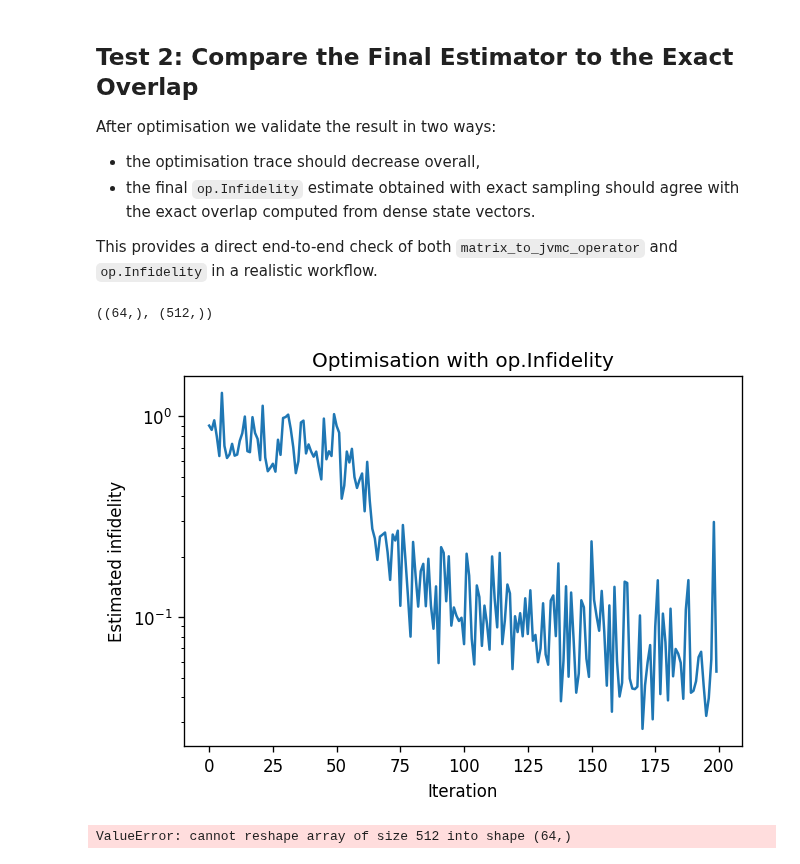
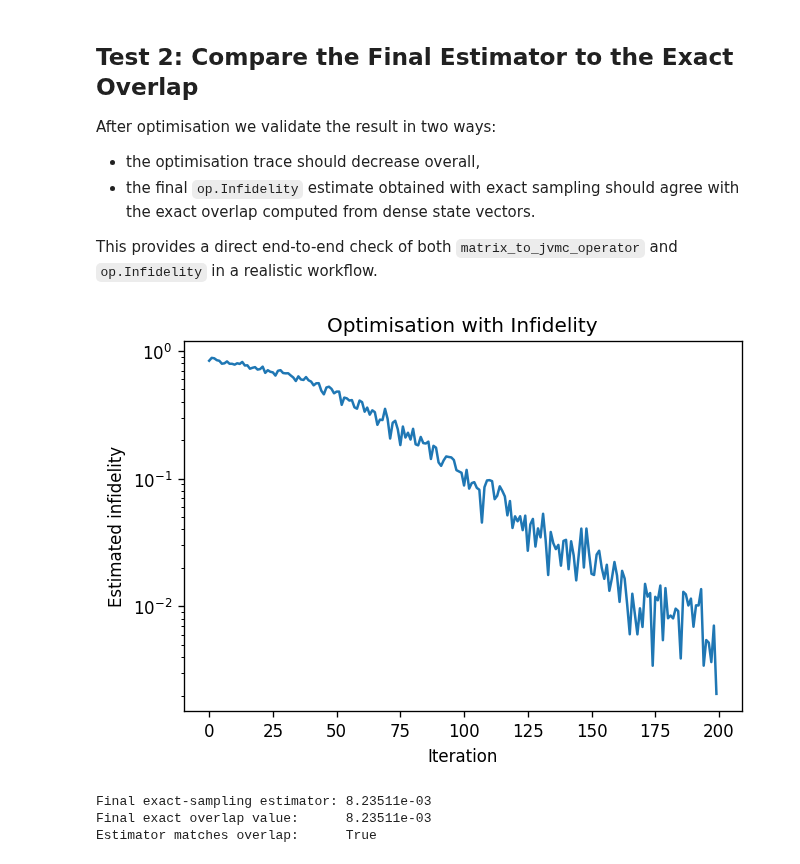
Before and after one commit to msolinas28/Custom_jVMC, a Jupyter notebook: examples/infidelity_optimization.ipynb, the cells around one changed output. Cells and saved outputs as stored; diff of their text form; code cells hidden in the pictures.

```diff
--- a/examples/infidelity_optimization.ipynb
+++ b/examples/infidelity_optimization.ipynb
@@ -203,37 +191,37 @@ After optimisation we validate the result in two ways:
 - the final `op.Infidelity` estimate obtained with exact sampling should agree with the exact overlap computed from dense state vectors.
 
 This provides a direct end-to-end check of both `matrix_to_jvmc_operator` and `op.Infidelity` in a realistic workflow.
-# %%
-reference_state.shape, psi_state.shape
-# %% [output]
-((64,), (512,))
-# %%
-fig, ax = plt.subplots(figsize=(6, 4), dpi=120)
-ax.plot(np.arange(num_iterations), np.abs(infidelity_history))
-ax.set_yscale("log")
-ax.set_xlabel("Iteration")
-ax.set_ylabel("Estimated infidelity")
-ax.set_title("Optimisation with op.Infidelity")
-plt.show()
-
-exact_sampler = jVMC_exp.sampler.ExactSampler(psi)
-
-exact_validation = jVMC_exp.objective_function.Infidelity(
-    chi_sampler, unitary_jvmc, conjugate_unitary_jvmc
-)
-
-infidelity = exact_validation(psi_sampler)
-
-estimated_final_infidelity = infidelity.mean.real.item()
-
-psi_state = np.exp(np.asarray(psi_sampler.logPsi).reshape(-1))
-psi_state = psi_state / np.linalg.norm(psi_state)
-reference_state = transformed_state / np.linalg.norm(transformed_state)
-exact_overlap_infidelity = float(np.real(1.0 - np.abs(np.vdot(reference_state, psi_state)) ** 2))
-
-print(f"Final exact-sampling estimator: {estimated_final_infidelity:.12e}")
-print(f"Final exact overlap value:      {exact_overlap_infidelity:.12e}")
-print(f"Estimator matches overlap:      {np.allclose(estimated_final_infidelity, exact_overlap_infidelity)}")
-# %% [output]
-[figure, removed]
-ValueError: cannot reshape array of size 512 into shape (64,)
+# %%
+infidelity_history = np.array(out['energy']['mean'])
+fig, ax = plt.subplots(figsize=(6, 4), dpi=120)
+ax.plot(np.arange(num_iterations), np.abs(infidelity_history))
+ax.set_yscale("log")
+ax.set_xlabel("Iteration")
+ax.set_ylabel("Estimated infidelity")
+ax.set_title("Optimisation with Infidelity")
+plt.show()
+
+psi_exact_sampler = jVMC_exp.sampler.ExactSampler(psi)
+chi_exact_sampler = jVMC_exp.sampler.ExactSampler(chi)
+
+exact_validation = jVMC_exp.objective_function.Infidelity(
+    chi_exact_sampler, unitary_jvmc, conjugate_unitary_jvmc
+)
+
+infidelity = exact_validation(psi_exact_sampler)
+
+estimated_final_infidelity = infidelity.mean.real.item()
+
+psi_state = np.exp(np.asarray(psi_exact_sampler.logPsi).reshape(-1))
+psi_state = psi_state / np.linalg.norm(psi_state)
+reference_state = transformed_state / np.linalg.norm(transformed_state)
+exact_overlap_infidelity = float(np.real(1.0 - np.abs(np.vdot(reference_state, psi_state)) ** 2))
+
+print(f"Final exact-sampling estimator: {estimated_final_infidelity:.5e}")
+print(f"Final exact overlap value:      {exact_overlap_infidelity:.5e}")
+print(f"Estimator matches overlap:      {np.allclose(estimated_final_infidelity, exact_overlap_infidelity)}")
+# %% [output]
+[figure, added]
+Final exact-sampling estimator: 8.23511e-03
+Final exact overlap value:      8.23511e-03
+Estimator matches overlap:      True
```
Also changed, not shown: parts of 4 cells of this notebook, 2 other files.
